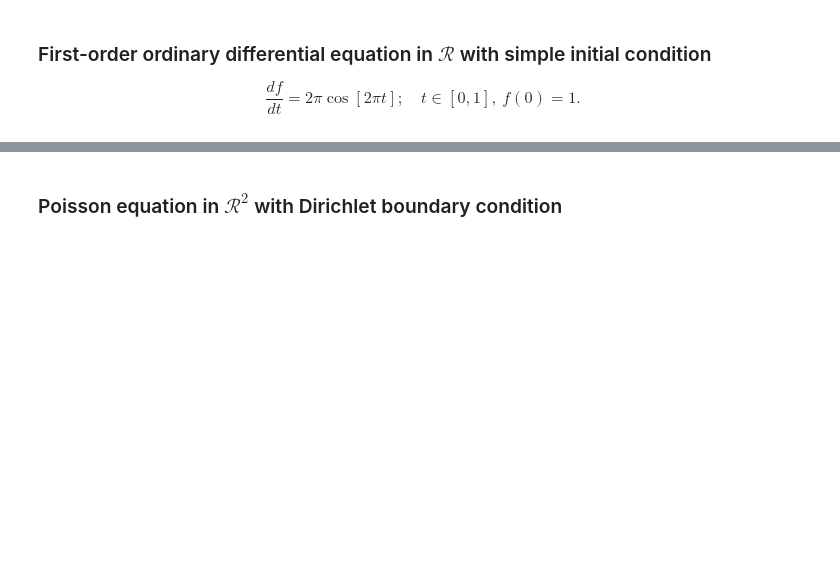
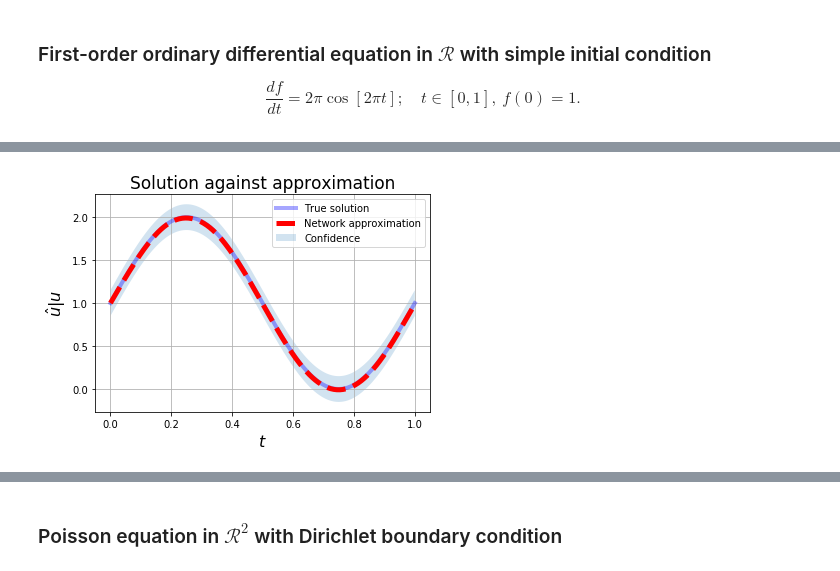
Before and after one commit to analysiscenter/pydens, a Jupyter notebook: tutorials/PDE_solving.ipynb, the cells around one changed output, grey strips where cells are left out. Saved outputs shown, nothing was run; the diff lists cells and outputs as text; code cells hidden in the pictures; blank space fills up the shorter version.

```diff
--- a/tutorials/PDE_solving.ipynb
+++ b/tutorials/PDE_solving.ipynb
@@ -250,2 +235,7 @@ plt.show()
+# %%
+# plot real solution and network approximation
+plot_pair_1d(lambda t: np.sin(2*np.pi*t)+1, dg, confidence=0.15, alpha=0.2)
+# %% [output]
+[figure, added]
 # %%
 # plot approximation of solution-derivative
```
Also changed, not shown: parts of 22 cells of this notebook, 2 other files.
